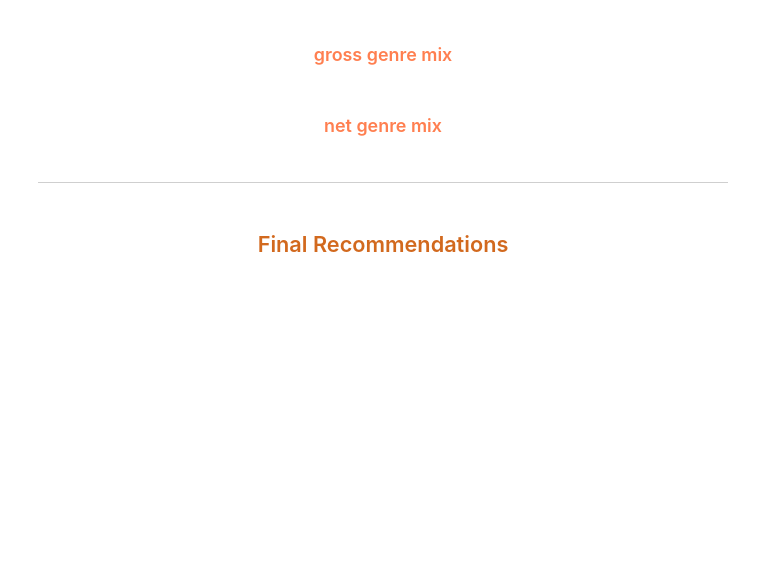
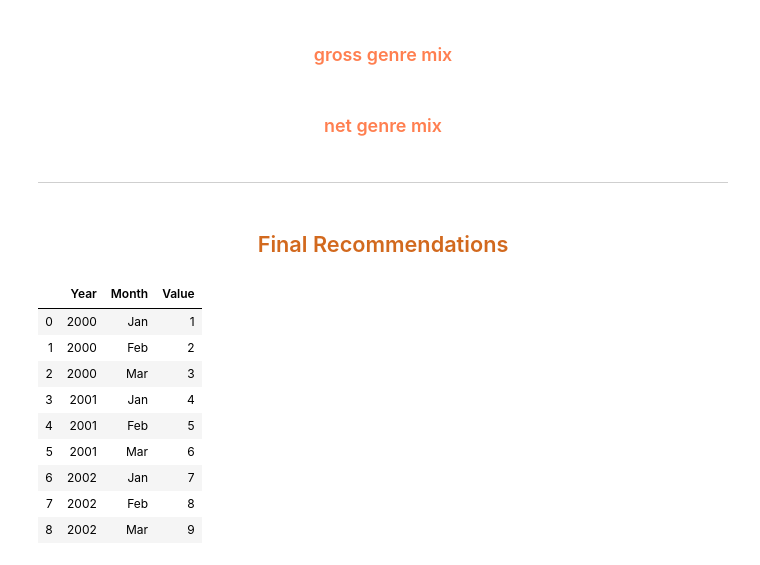
Before and after one commit to jammy-bot/dsc-mod-1-project-v2-1-online-ds-ft-120919, a Jupyter notebook: dev-2-eda-views.ipynb, the cells around one changed output. Cells and saved outputs as stored; diff of their text form; code cells hidden in the pictures; blank space fills up the shorter version.

```diff
--- a/dev-2-eda-views.ipynb
+++ b/dev-2-eda-views.ipynb
@@ -741,3 +741,30 @@ print(set_b)
 # looking at ...
 # plt.figure(figsize=(8, 5))
 # sns.violinplot(x='year', y='Total_gross', data=bom_2016_18_df)
+# %%
+import matplotlib.pyplot as plt
+import matplotlib
+
+matplotlib.style.use('ggplot')
+
+
+data = [[2000, 2000, 2000, 2001, 2001, 2001, 2002, 2002, 2002],
+        ['Jan', 'Feb', 'Mar', 'Jan', 'Feb', 'Mar', 'Jan', 'Feb', 'Mar'],
+        [1, 2, 3, 4, 5, 6, 7, 8, 9]]
+
+rows = zip(data[0], data[1], data[2])
+headers = ['Year', 'Month', 'Value']
+df = pd.DataFrame(rows, columns=headers)
+
+df
+# %% [output]
+|  | Year | Month | Value |
+| 0 | 2000 | Jan | 1 |
+| 1 | 2000 | Feb | 2 |
+| 2 | 2000 | Mar | 3 |
+| 3 | 2001 | Jan | 4 |
+| 4 | 2001 | Feb | 5 |
+| 5 | 2001 | Mar | 6 |
+| 6 | 2002 | Jan | 7 |
+| 7 | 2002 | Feb | 8 |
+| 8 | 2002 | Mar | 9 |
```
Also changed, not shown: parts of 3 cells of this notebook.
